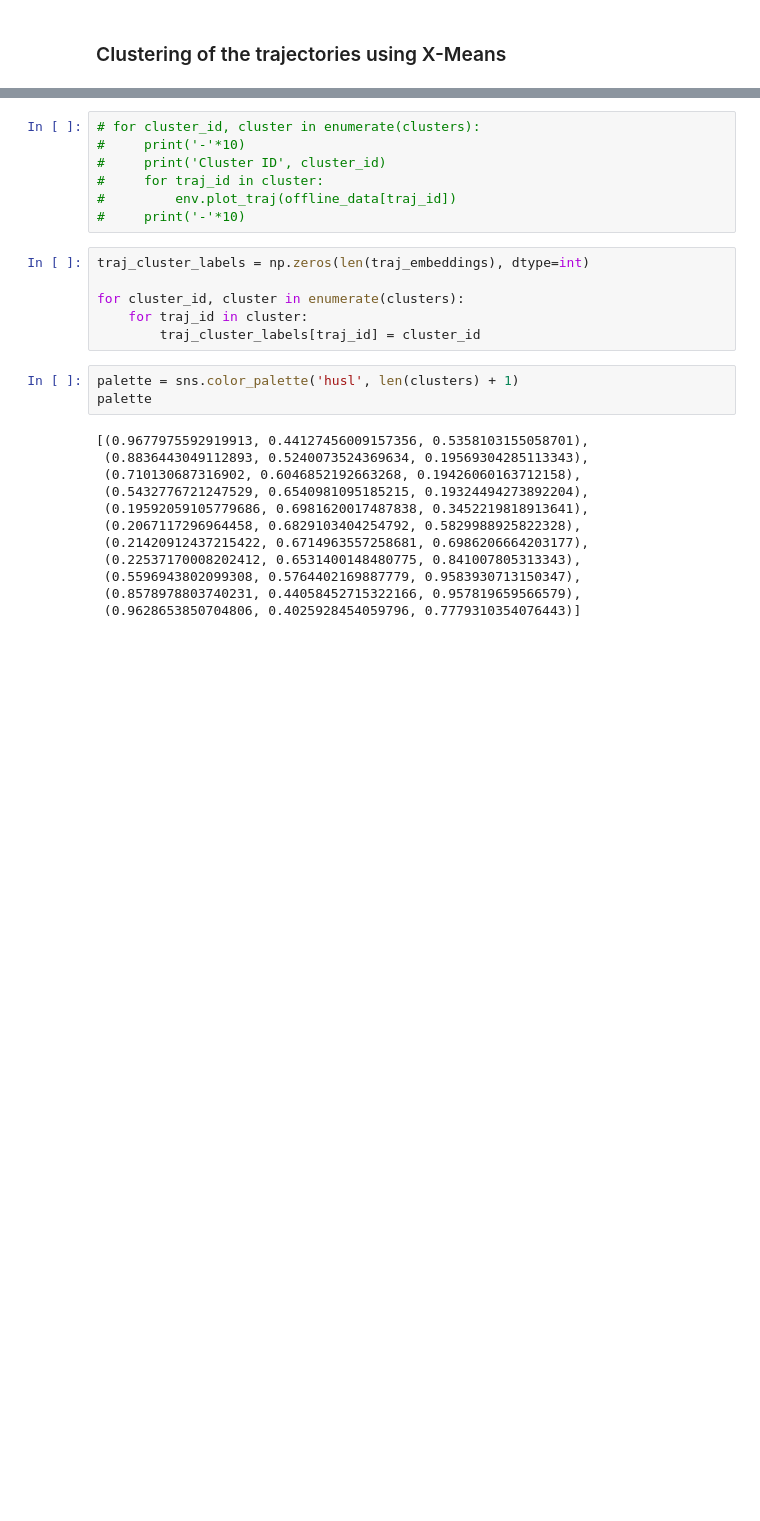
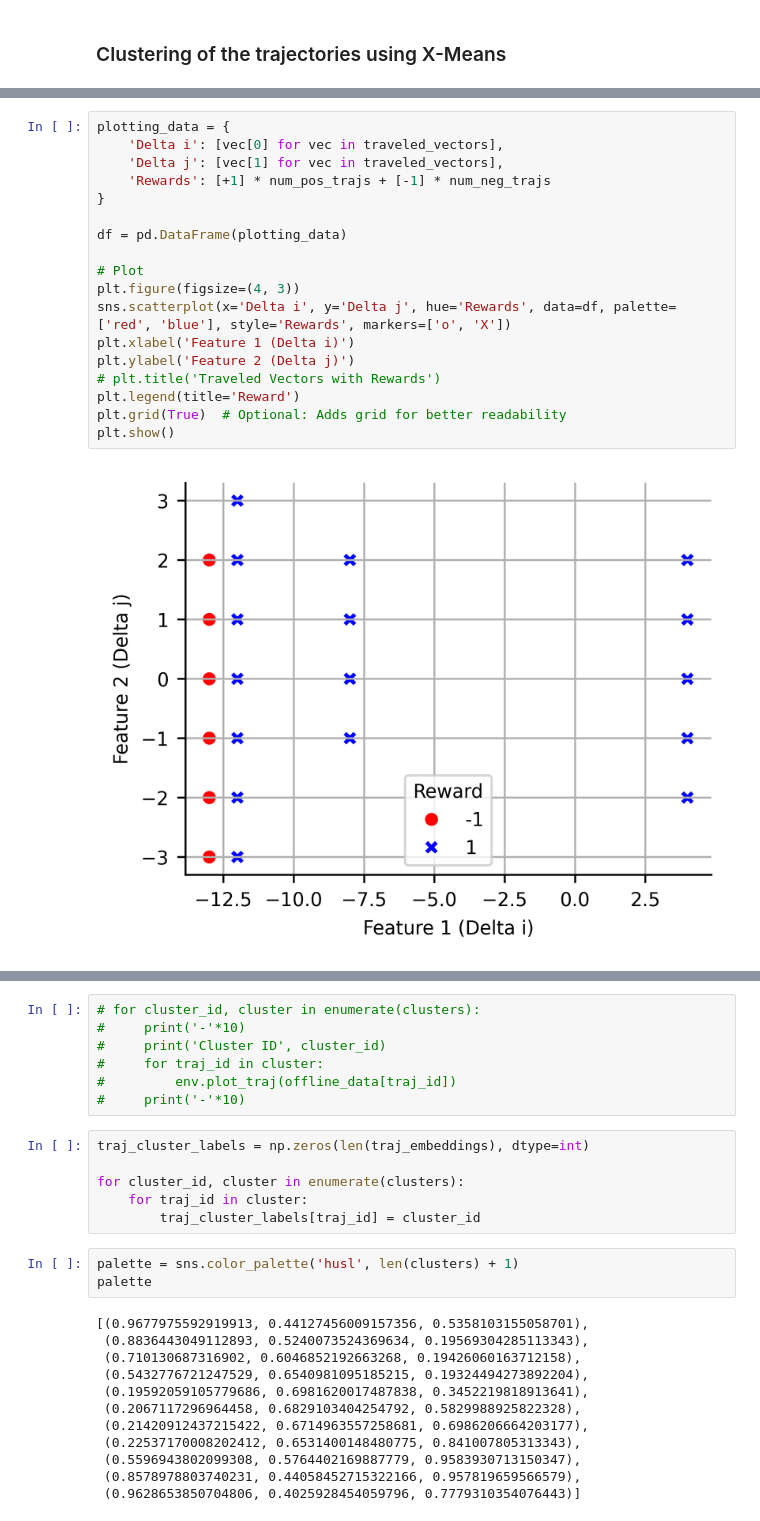
Before and after one commit to yangbaechu/xrl_with_trajectories, a Jupyter notebook: gridworld_expts.ipynb, the cells around one changed output, grey strips where cells are left out. Saved outputs shown, nothing was run; the diff lists cells and outputs as text; blank space fills up the shorter version.

```diff
--- a/gridworld_expts.ipynb
+++ b/gridworld_expts.ipynb
@@ -466,0 +470,20 @@ env.plot_traj_densities(collected_clusters_trajectories)
+# %%
+plotting_data = {
+    'Delta i': [vec[0] for vec in traveled_vectors],
+    'Delta j': [vec[1] for vec in traveled_vectors],
+    'Rewards': [+1] * num_pos_trajs + [-1] * num_neg_trajs
+}
+
+df = pd.DataFrame(plotting_data)
+
+# Plot
+plt.figure(figsize=(4, 3))
+sns.scatterplot(x='Delta i', y='Delta j', hue='Rewards', data=df, palette=['red', 'blue'], style='Rewards', markers=['o', 'X'])
+plt.xlabel('Feature 1 (Delta i)')
+plt.ylabel('Feature 2 (Delta j)')
+# plt.title('Traveled Vectors with Rewards')
+plt.legend(title='Reward')
+plt.grid(True)  # Optional: Adds grid for better readability
+plt.show()
+# %% [output]
+[figure, added]
```
Also changed, not shown: parts of 17 cells of this notebook, 4 other files.
